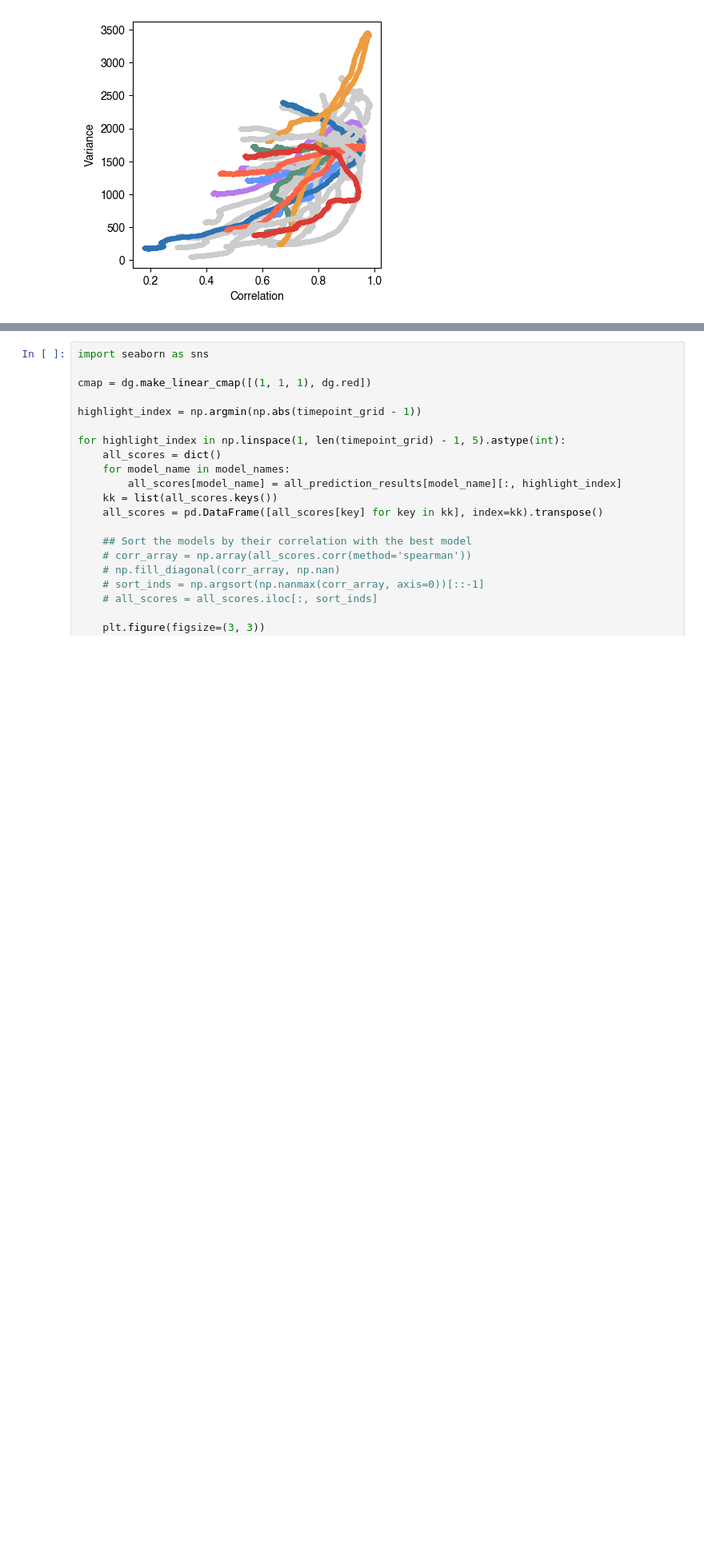
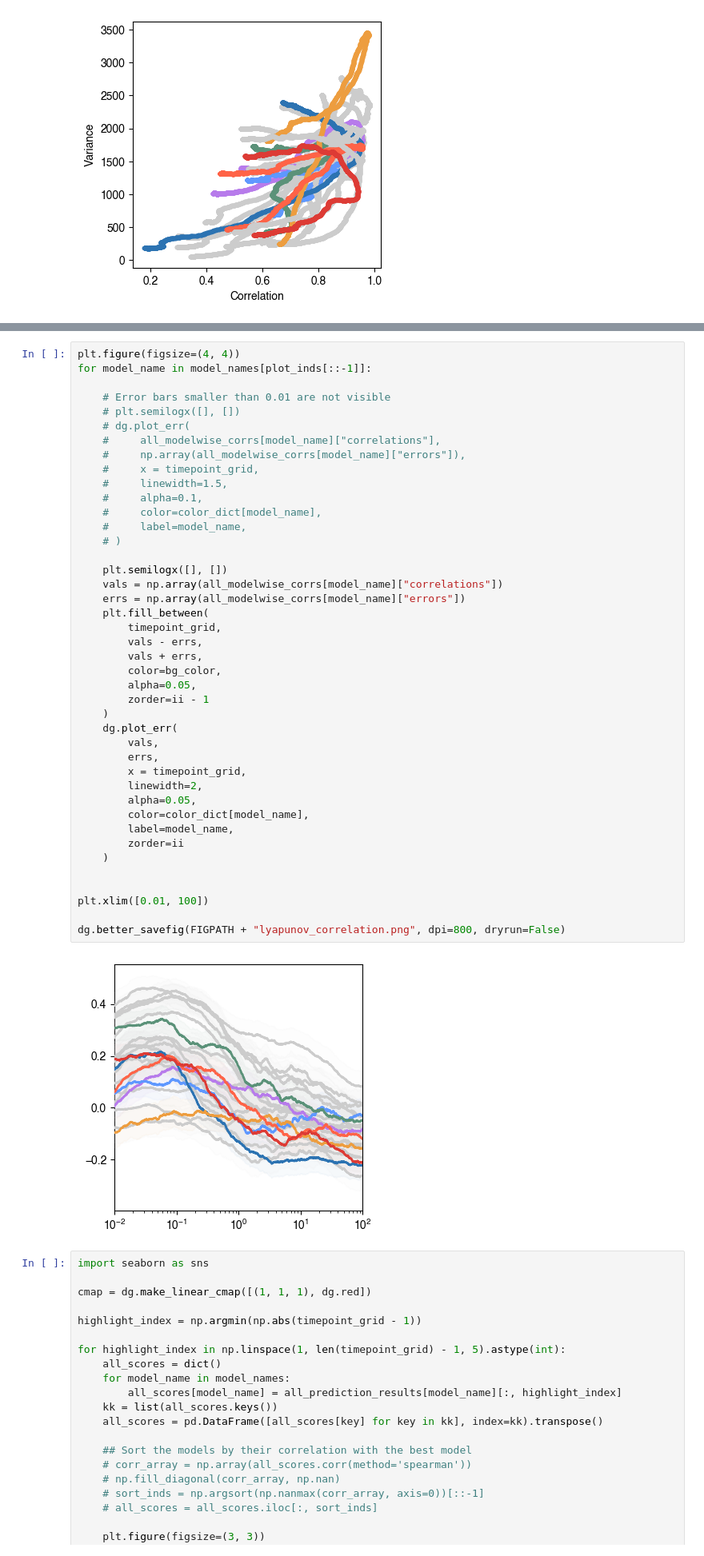
Before and after one commit to williamgilpin/dysts, a Jupyter notebook: benchmarks/figure_forecasting_benchmarks_figures.ipynb, the cells around one changed output, grey strips where cells are left out. Shown at 80% size. Drawn from its saved outputs; the diff is of its cells as text; blank space fills up the shorter version.

```diff
--- a/benchmarks/figure_forecasting_benchmarks_figures.ipynb
+++ b/benchmarks/figure_forecasting_benchmarks_figures.ipynb
@@ -1999,3 +2098,47 @@ dg.better_savefig(FIGPATH + "correlation_vs_variance.png", dpi=800, dryrun=True)
+# %%
+plt.figure(figsize=(4, 4))
+for model_name in model_names[plot_inds[::-1]]:
+
+    # Error bars smaller than 0.01 are not visible
+    # plt.semilogx([], [])
+    # dg.plot_err(
+    #     all_modelwise_corrs[model_name]["correlations"],
+    #     np.array(all_modelwise_corrs[model_name]["errors"]),
+    #     x = timepoint_grid,
+    #     linewidth=1.5,
+    #     alpha=0.1,
+    #     color=color_dict[model_name],
+    #     label=model_name,
+    # )
+
+    plt.semilogx([], [])
+    vals = np.array(all_modelwise_corrs[model_name]["correlations"])
+    errs = np.array(all_modelwise_corrs[model_name]["errors"])
+    plt.fill_between(
+        timepoint_grid,
+        vals - errs,
+        vals + errs,
+        color=bg_color,
+        alpha=0.05,
+        zorder=ii - 1
+    )
+    dg.plot_err(
+        vals,
+        errs,
+        x = timepoint_grid,
+        linewidth=2,
+        alpha=0.05,
+        color=color_dict[model_name],
+        label=model_name,
+        zorder=ii
+    )
+
+
+plt.xlim([0.01, 100])
+
+dg.better_savefig(FIGPATH + "lyapunov_correlation.png", dpi=800, dryrun=False)
+# %% [output]
+[figure, added]
 # %%
 import seaborn as sns
 
```
Also changed, not shown: parts of 10 cells of this notebook.
